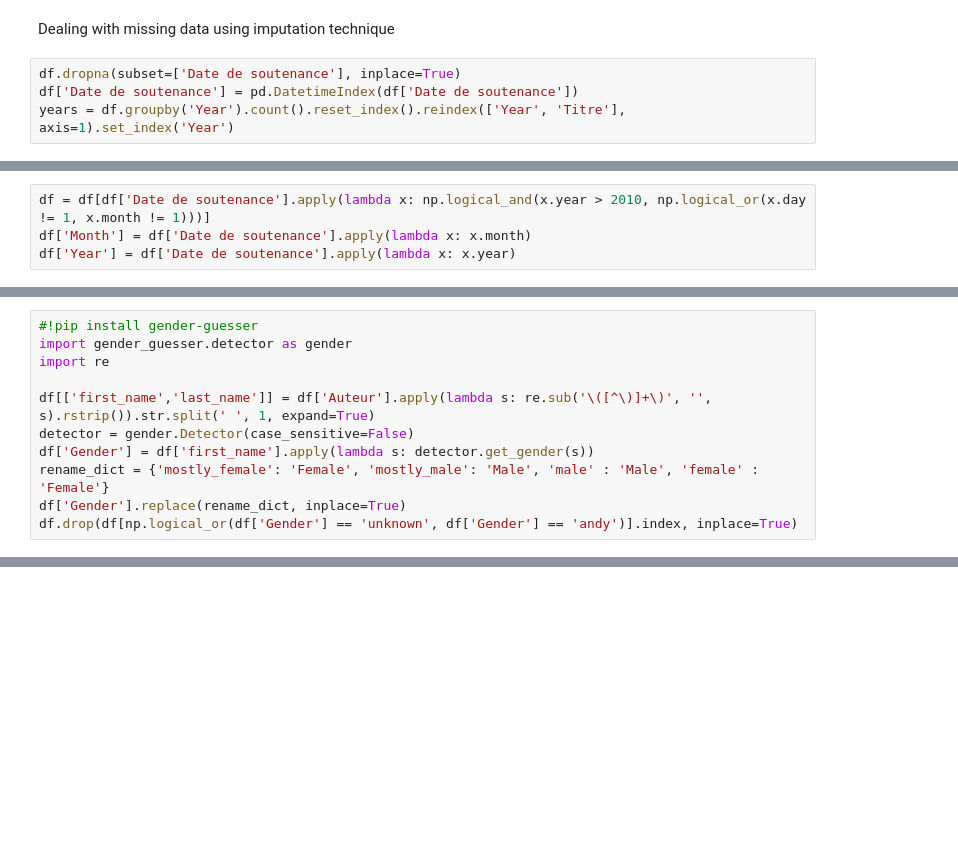
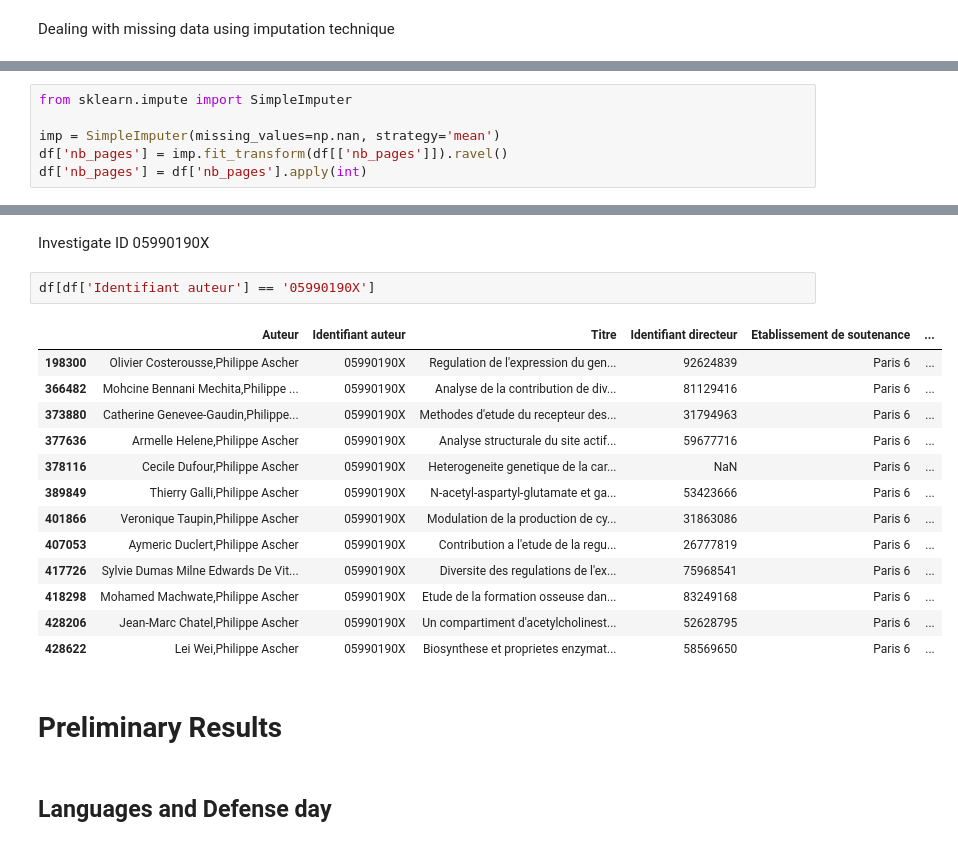
Before and after one commit to buu-nguyen/PIB3-DataWrangling, a Jupyter notebook: dealing_with_missing_data.ipynb, the cells around one changed output, grey strips where cells are left out. Saved outputs shown, nothing was run; the diff lists cells and outputs as text; blank space fills up the shorter version.

```diff
--- a/dealing_with_missing_data.ipynb
+++ b/dealing_with_missing_data.ipynb
@@ -32,6 +78,2 @@ df['nb_pages'] = pages.ravel()
 # %% [markdown]
 Dealing with missing data using imputation technique
-# %%
-df.dropna(subset=['Date de soutenance'], inplace=True)
-df['Date de soutenance'] = pd.DatetimeIndex(df['Date de soutenance'])
-years = df.groupby('Year').count().reset_index().reindex(['Year', 'Titre'], axis=1).set_index('Year')
@@ -49,4 +79,0 @@ fig = df_0101.plot(x='Year', y='Percentage', title='Percentage of thesis defende
-# %%
-df = df[df['Date de soutenance'].apply(lambda x: np.logical_and(x.year > 2010, np.logical_or(x.day != 1, x.month != 1)))]
-df['Month'] = df['Date de soutenance'].apply(lambda x: x.month)
-df['Year'] = df['Date de soutenance'].apply(lambda x: x.year)
@@ -71,11 +79,0 @@ Create gender column using gender-guesser library
-# %%
-#!pip install gender-guesser
-import gender_guesser.detector as gender
-import re
-
-df[['first_name','last_name']] = df['Auteur'].apply(lambda s: re.sub('\([^\)]+\)', '', s).rstrip()).str.split(' ', 1, expand=True)
-detector = gender.Detector(case_sensitive=False)
-df['Gender'] = df['first_name'].apply(lambda s: detector.get_gender(s))
-rename_dict = {'mostly_female': 'Female', 'mostly_male': 'Male', 'male' : 'Male', 'female' : 'Female'}
-df['Gender'].replace(rename_dict, inplace=True)
-df.drop(df[np.logical_or(df['Gender'] == 'unknown', df['Gender'] == 'andy')].index, inplace=True)
@@ -86,0 +80,6 @@ fig
+# %%
+from sklearn.impute import SimpleImputer
+
+imp = SimpleImputer(missing_values=np.nan, strategy='mean')
+df['nb_pages'] = imp.fit_transform(df[['nb_pages']]).ravel()
+df['nb_pages'] = df['nb_pages'].apply(int)
@@ -86,0 +215,22 @@ fig
+# %% [markdown]
+Investigate ID 05990190X
+# %%
+df[df['Identifiant auteur'] == '05990190X']
+# %% [output]
+|  | Auteur | Identifiant auteur | Titre | Identifiant directeur | Etablissement de soutenance | ... |
+| 198300 | Olivier Costerousse,Philippe Ascher | 05990190X | Regulation de l'expression du gen... | 92624839 | Paris 6 | ... |
+| 366482 | Mohcine Bennani Mechita,Philippe ... | 05990190X | Analyse de la contribution de div... | 81129416 | Paris 6 | ... |
+| 373880 | Catherine Genevee-Gaudin,Philippe... | 05990190X | Methodes d'etude du recepteur des... | 31794963 | Paris 6 | ... |
+| 377636 | Armelle Helene,Philippe Ascher | 05990190X | Analyse structurale du site actif... | 59677716 | Paris 6 | ... |
+| 378116 | Cecile Dufour,Philippe Ascher | 05990190X | Heterogeneite genetique de la car... | NaN | Paris 6 | ... |
+| 389849 | Thierry Galli,Philippe Ascher | 05990190X | N-acetyl-aspartyl-glutamate et ga... | 53423666 | Paris 6 | ... |
+| 401866 | Veronique Taupin,Philippe Ascher | 05990190X | Modulation de la production de cy... | 31863086 | Paris 6 | ... |
+| 407053 | Aymeric Duclert,Philippe Ascher | 05990190X | Contribution a l'etude de la regu... | 26777819 | Paris 6 | ... |
+| 417726 | Sylvie Dumas Milne Edwards De Vit... | 05990190X | Diversite des regulations de l'ex... | 75968541 | Paris 6 | ... |
+| 418298 | Mohamed Machwate,Philippe Ascher | 05990190X | Etude de la formation osseuse dan... | 83249168 | Paris 6 | ... |
+| 428206 | Jean-Marc Chatel,Philippe Ascher | 05990190X | Un compartiment d'acetylcholinest... | 52628795 | Paris 6 | ... |
+| 428622 | Lei Wei,Philippe Ascher | 05990190X | Biosynthese et proprietes enzymat... | 58569650 | Paris 6 | ... |
+# %% [markdown]
+# Preliminary Results
+# %% [markdown]
+## Languages and Defense day
```
Also changed, not shown: parts of 50 cells of this notebook, 8 other files.
